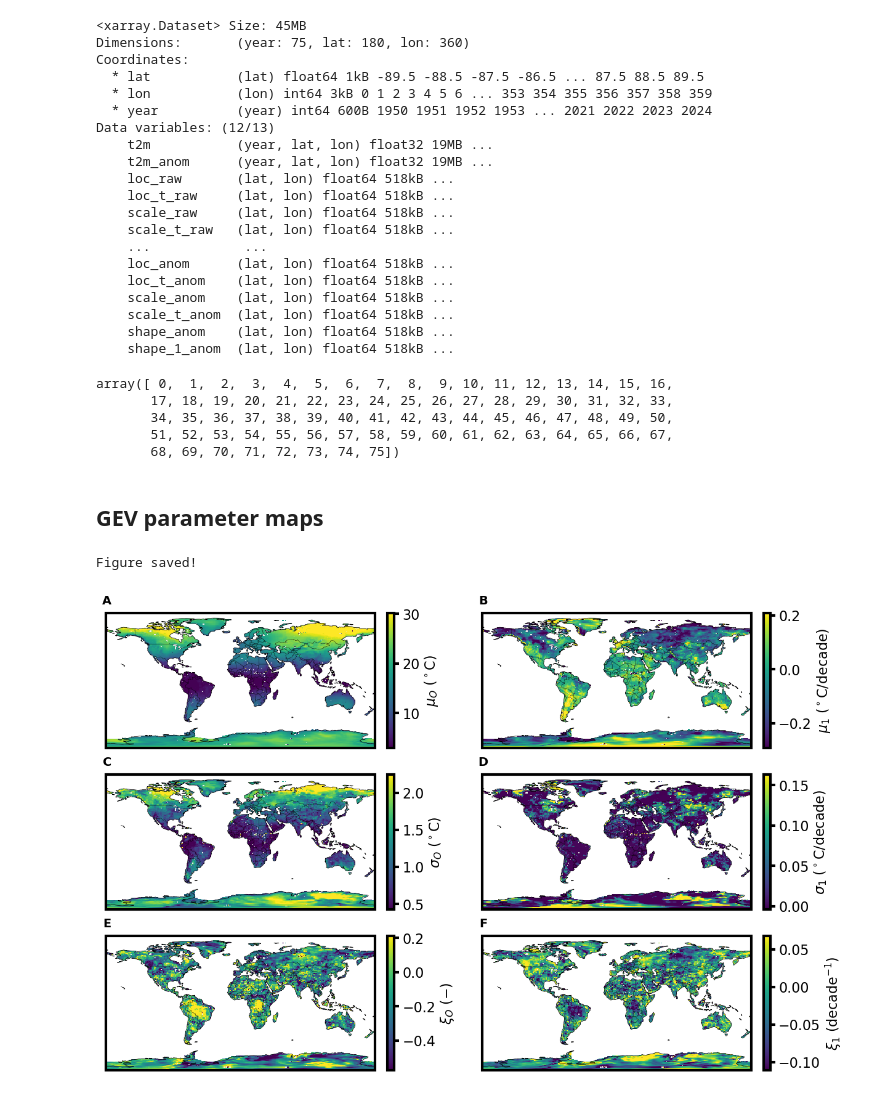
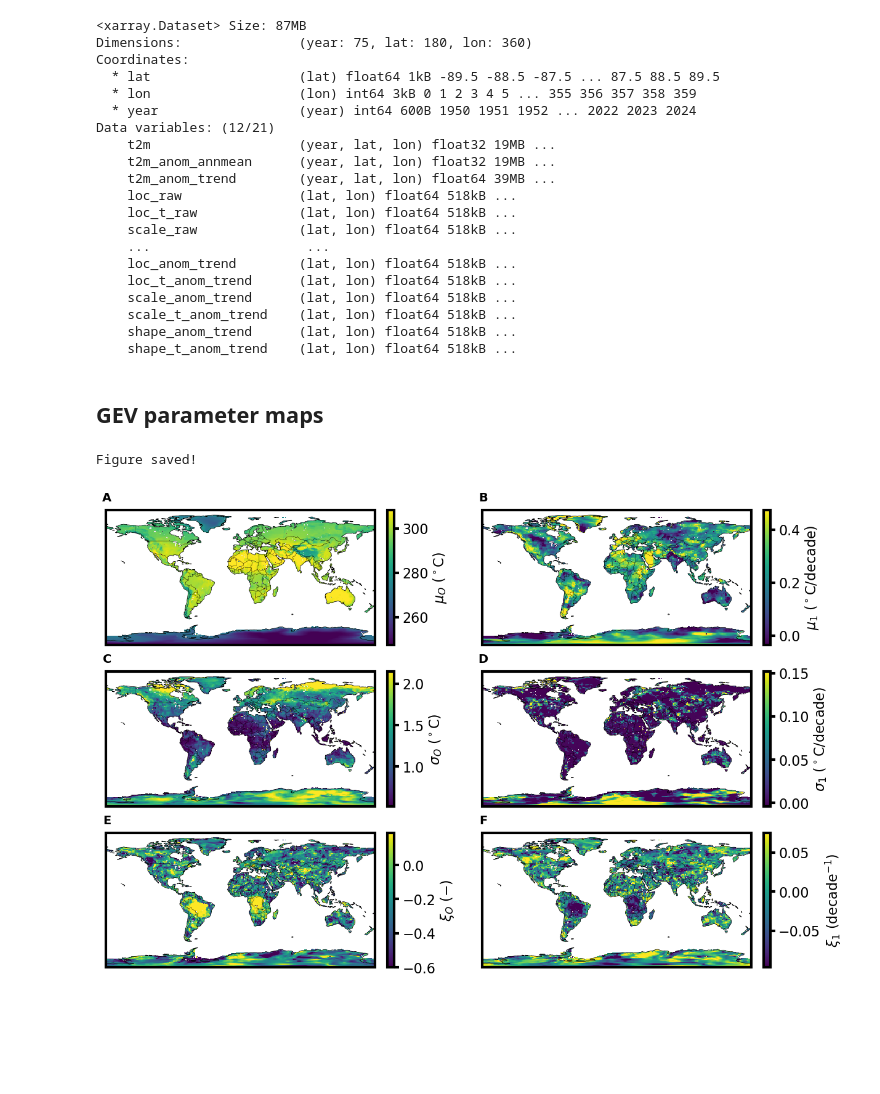
Before and after one commit to adam-bauer-34/gev-heat-waves, a Jupyter notebook: nonstat_era5_gev_analysis.ipynb, the cells around one changed output. Drawn from its saved outputs; the diff is of its cells as text; code cells hidden in the pictures; blank space fills up the shorter version.

Commit message:
bug: small update to nonstat_era5 analysis notebook

```diff
--- a/nonstat_era5_gev_analysis.ipynb
+++ b/nonstat_era5_gev_analysis.ipynb
@@ -28,43 +28,35 @@ np.random.seed(4)
 
 save_figs = True
 # %%
-ds_max = xr.open_dataset(DATA_ROOT / 'ERA5' / 'landonly' / 'era5_t2m_annual_max_1deg_landonly_gev_nonstat.nc', engine='netcdf4')
-ds_min = xr.open_dataset(DATA_ROOT / 'ERA5' / 'landonly' / 'era5_t2m_annual_min_1deg_landonly_gev_nonstat.nc', engine='netcdf4')
+ds_max = xr.open_dataset(DATA_ROOT / 'ERA5' / 'gev' / 'era5_t2m_annual_max_1deg_landonly_gev_nonstat_TMIN1950.nc', engine='netcdf4')
+ds_min = xr.open_dataset(DATA_ROOT / 'ERA5' / 'gev' / 'era5_t2m_annual_min_1deg_landonly_gev_nonstat_TMIN1950.nc', engine='netcdf4')
 # %%
 ds_max
 # %% [output]
-<xarray.Dataset> Size: 45MB
-Dimensions:       (year: 75, lat: 180, lon: 360)
+<xarray.Dataset> Size: 87MB
+Dimensions:               (year: 75, lat: 180, lon: 360)
 Coordinates:
-  * lat           (lat) float64 1kB -89.5 -88.5 -87.5 -86.5 ... 87.5 88.5 89.5
-  * lon           (lon) int64 3kB 0 1 2 3 4 5 6 ... 353 354 355 356 357 358 359
-  * year          (year) int64 600B 1950 1951 1952 1953 ... 2021 2022 2023 2024
-Data variables: (12/13)
-    t2m           (year, lat, lon) float32 19MB ...
-    t2m_anom      (year, lat, lon) float32 19MB ...
-    loc_raw       (lat, lon) float64 518kB ...
-    loc_t_raw     (lat, lon) float64 518kB ...
-    scale_raw     (lat, lon) float64 518kB ...
-    scale_t_raw   (lat, lon) float64 518kB ...
-    ...            ...
-    loc_anom      (lat, lon) float64 518kB ...
-    loc_t_anom    (lat, lon) float64 518kB ...
-    scale_anom    (lat, lon) float64 518kB ...
-    scale_t_anom  (lat, lon) float64 518kB ...
-    shape_anom    (lat, lon) float64 518kB ...
-    shape_1_anom  (lat, lon) float64 518kB ...
+  * lat                   (lat) float64 1kB -89.5 -88.5 -87.5 ... 87.5 88.5 89.5
+  * lon                   (lon) int64 3kB 0 1 2 3 4 5 ... 355 356 357 358 359
+  * year                  (year) int64 600B 1950 1951 1952 ... 2022 2023 2024
+Data variables: (12/21)
+    t2m                   (year, lat, lon) float32 19MB ...
+    t2m_anom_annmean      (year, lat, lon) float32 19MB ...
+    t2m_anom_trend        (year, lat, lon) float64 39MB ...
+    loc_raw               (lat, lon) float64 518kB ...
+    loc_t_raw             (lat, lon) float64 518kB ...
+    scale_raw             (lat, lon) float64 518kB ...
+    ...                    ...
+    loc_anom_trend        (lat, lon) float64 518kB ...
+    loc_t_anom_trend      (lat, lon) float64 518kB ...
+    scale_anom_trend      (lat, lon) float64 518kB ...
+    scale_t_anom_trend    (lat, lon) float64 518kB ...
+    shape_anom_trend      (lat, lon) float64 518kB ...
+    shape_t_anom_trend    (lat, lon) float64 518kB ...
-# %%
-np.arange(0, len(ds_max.year.values) + 1, 1)
-# %% [output]
-array([ 0,  1,  2,  3,  4,  5,  6,  7,  8,  9, 10, 11, 12, 13, 14, 15, 16,
-       17, 18, 19, 20, 21, 22, 23, 24, 25, 26, 27, 28, 29, 30, 31, 32, 33,
-       34, 35, 36, 37, 38, 39, 40, 41, 42, 43, 44, 45, 46, 47, 48, 49, 50,
-       51, 52, 53, 54, 55, 56, 57, 58, 59, 60, 61, 62, 63, 64, 65, 66, 67,
-       68, 69, 70, 71, 72, 73, 74, 75])
 # %% [markdown]
 ## GEV parameter maps
 # %%
-def plot_nonstat_gev_parameters(ds, vars, suptitle=None, save_fig=True,
+def plot_nonstat_gev_parameters(ds, anom_type, vars, suptitle=None, save_fig=True,
                                 filename_args=['gev-k', 'png', 'figs']):
     """
     Plot four xarray DataArrays (shape, loc, scale, k) on a 2x2 world map grid.
@@ -94,12 +86,12 @@ def plot_nonstat_gev_parameters(ds, vars, suptitle=None, save_fig=True,
 
     # adjust layout to reduce whitespace
 
-    das = [ds['loc_anom'],
-           ds['loc_t_anom'] / len(ds.year.values) * 10.,  # convert to per decade
-           ds['scale_anom'],
-           ds['scale_t_anom'] / len(ds.year.values) * 10.,  # convert to per decade
-           ds['shape_anom'],
-           ds['shape_1_anom'] / len(ds.year.values) * 10.  # convert to per decade
+    das = [ds[f'loc_{anom_type}'],
+           ds[f'loc_t_{anom_type}'] / len(ds.year.values) * 10.,  # convert to per decade
+           ds[f'scale_{anom_type}'],
+           ds[f'scale_t_{anom_type}'] / len(ds.year.values) * 10.,  # convert to per decade
+           ds[f'shape_{anom_type}'],
+           ds[f'shape_t_{anom_type}'] / len(ds.year.values) * 10.  # convert to per decade
     ]
 
     for it, da, var in zip(axes.items(), das, vars):
@@ -130,6 +122,7 @@ def plot_nonstat_gev_parameters(ds, vars, suptitle=None, save_fig=True,
                 transform=ax.transAxes,
                 fontsize=14, fontweight='bold',
                 va='bottom', ha='right')
+        ax.set_title('')
 
     if suptitle is not None:
         fig.suptitle(suptitle)
@@ -141,11 +134,12 @@ def plot_nonstat_gev_parameters(ds, vars, suptitle=None, save_fig=True,
         print('Figure saved!')
     plt.show()
 # %%
-plot_nonstat_gev_parameters(ds_max, vars=[r'$\mu_O$ ($^\circ$C)', r'$\mu_1$ ($^\circ$C/decade)',
+anom_type = 'raw'
+plot_nonstat_gev_parameters(ds_max, anom_type=anom_type, vars=[r'$\mu_O$ ($^\circ$C)', r'$\mu_1$ ($^\circ$C/decade)',
                                     r'$\sigma_O$ ($^\circ$C)', r'$\sigma_1$ ($^\circ$C/decade)',
                                     r'$\xi_O$ ($-$)', r'$\xi_1$ (decade$^{-1}$)'],
-                                    filename_args=['t2m-anom-max-gev-nonstat-parameters-era5', 'png', 'figs'])
+                                    filename_args=[f't2m-anom-max-gev-nonstat-parameters-era5-{anom_type}', 'png', 'figs/analysis'])
 # %% [output]
 Figure saved!
-[figure, old version]
+[figure, new version]
 # %%
```
Also changed, not shown: parts of 2 cells of this notebook, 1 other file.
